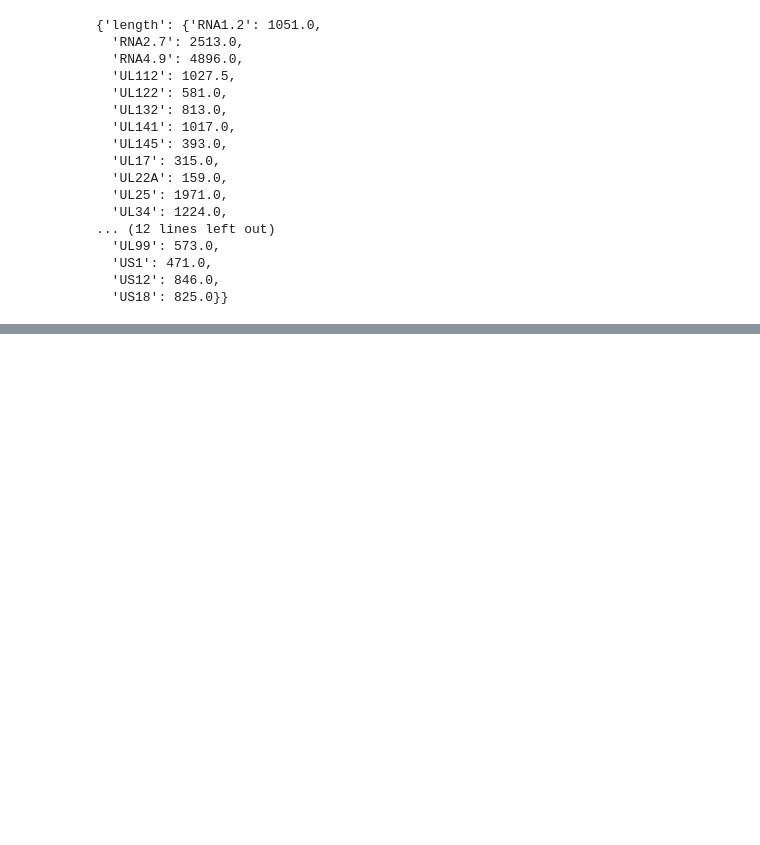
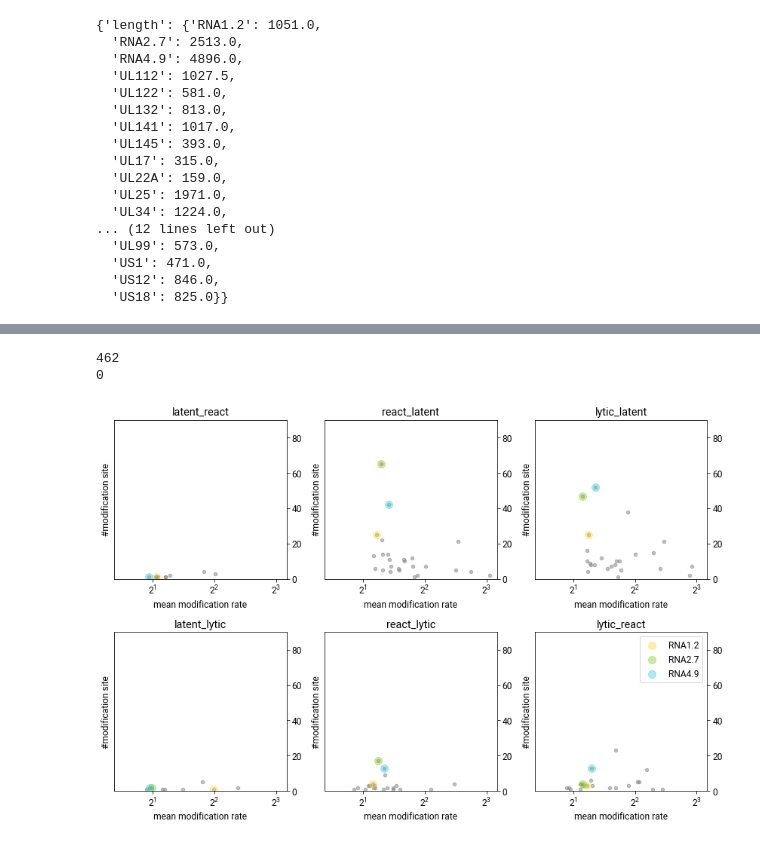
Before and after one commit to ChangLabSNU/hcmv_lnc_modi, a Jupyter notebook: figure_note/Figure_modi.ipynb, the cells around one changed output, grey strips where cells are left out. Saved outputs shown, nothing was run; the diff lists cells and outputs as text; code cells hidden in the pictures; blank space fills up the shorter version.

```diff
--- a/figure_note/Figure_modi.ipynb
+++ b/figure_note/Figure_modi.ipynb
@@ -293,0 +303,13 @@ for ind in eligos2_stride.index:
+# %%
+lnccolors = {
+    'RNA2.7': [2362, 4874, '#82c91e', '-'],
+    'RNA1.2': [6634, 7684, '#ffd43b', '-'],
+    'RNA4.9': [93949, 98873, '#3bc9db', '+'],
+    'RNA5.0': [155744,  161422 , '#e64980', '-'],
+}
+
+lncanno = pd.DataFrame(lnccolors,
+                      index='start end color strand'.split(' '))
+                      #columns=['name', 'start', 'end', 'color'])
+lncanno = lncanno.T
+lncanno
@@ -293,0 +322,63 @@ for ind in eligos2_stride.index:
+# %%
+def plot_():
+    plotdf = eligos2_filtered.copy()
+    fig ,axes = plt.subplots(2,3, facecolor='white', figsize=(11.8,8))
+
+    plotdf['gene'] = [identify_position(p, line['strand'], target_anno) for p, line in plotdf.iterrows()]
+    print(len(plotdf))
+    print(len(plotdf[plotdf['gene']=='no_match']))
+
+    siggene = []
+    """
+    for sample in sample_names:
+
+        df = plotdf[plotdf[sample]>=1.8]
+        scatter_dict = {}
+        for gene, line in target_anno.groupby('name'):
+            totallength = abs(line['start'].min() - line['end'].max())
+            sdf = df[df['gene']==gene]
+            scatter_dict[gene] = [len(sdf), sdf[sample].replace(np.inf, 8).mean()]
+        scatter_df = pd.DataFrame(scatter_dict, index='density mean'.split(' ')).fillna(0).T
+
+
+        siggene.extend(scatter_df[(scatter_df['density']>=20)&(scatter_df['mean']>=2)].index.to_list())
+
+    siggene = list(set(siggene))
+    print(siggene)
+    """
+    siggene = lncanno.index[:-1]
+    for pos, sample in zip([[0,0],[1,0],[0,1],[1,1],[0,2],[1,2]], sample_names):
+        ax = axes[pos[0], pos[1]]
+        df = plotdf[plotdf[sample]>=1.8]
+        scatter_dict = {}
+        for gene, line in target_anno.groupby('name'):
+            totallength = abs(line['start'].min() - line['end'].max())
+            sdf = df[df['gene']==gene]
+            scatter_dict[gene] = len(sdf), sdf[sample].replace(np.inf, 8).mean()
+        scatter_df = pd.DataFrame(scatter_dict, index='density mean'.split(' ')).fillna(0).T
+        ax.scatter(scatter_df['mean'], scatter_df['density'], s=20, alpha=.5, c='grey')
+        ax.set_ylabel('#modification site')
+        ax.set_xlabel('mean modification rate')
+
+        for _, line in scatter_df.iterrows():
+            if _ in siggene:
+                ax.scatter(line['mean'], line['density'], s=100, alpha=.4, label=_, c=lncanno.loc[_, 'color'])
+#                ax.annotate(_, xy=(line['density'], line['mean']), fontsize=14)
+
+        ax.set_ylim(0, 90)
+
+        ax.set_xlim(1.3, 9)
+        #ax.grid(which='both')
+        ax.set_xscale('log', base=2)
+        #ax.axvline(20, color='red', lw=1, ls='--', zorder=2)
+        #ax.axhline(2, color='red', lw=1, ls='--', zorder=2)
+
+        ax.set_title(sample)
+    axes[1,2].legend()
+    fig.tight_layout()
+
+plot_()
+# %% [output]
+462
+0
+[figure, added]
```
Also changed, not shown: parts of 2 cells of this notebook.
